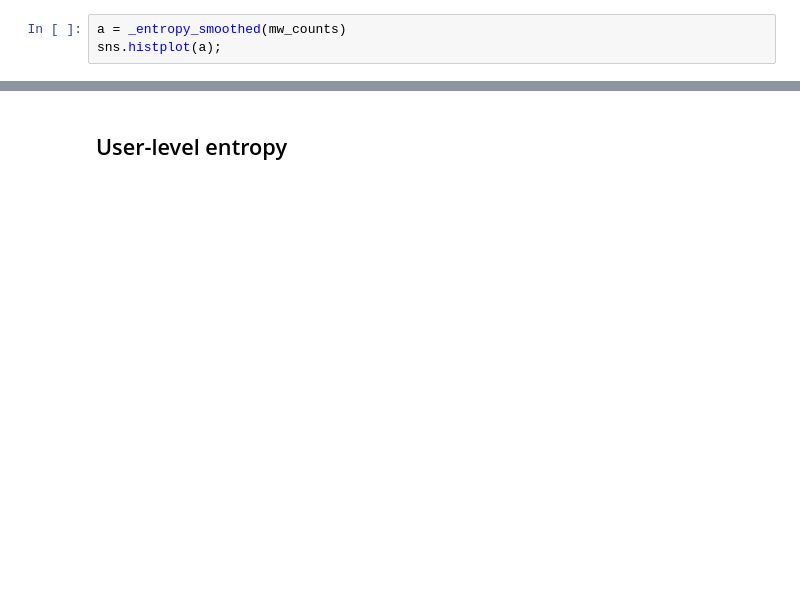
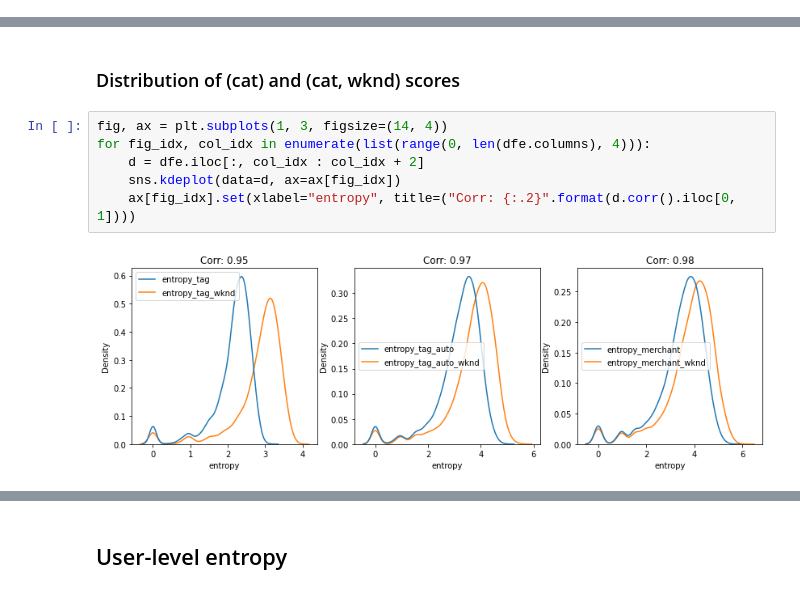
Before and after one commit to fabiangunzinger/entropy, a Jupyter notebook: notebooks/entropy_calculation.ipynb, the cells around one changed output, grey strips where cells are left out. Drawn from its saved outputs; the diff is of its cells as text; blank space fills up the shorter version.

Commit message:
Entorpy exploration
Compare different types of entropy and effect of additive smoothing.

```diff
--- a/notebooks/entropy_calculation.ipynb
+++ b/notebooks/entropy_calculation.ipynb
@@ -54,3 +48,0 @@ Time for read_analysis_data            : 0.40 seconds
-# %%
-a = _entropy_smoothed(mw_counts)
-sns.histplot(a);
@@ -154,0 +140,10 @@ We probably don't want to smooth, but how to deal with near zero cases? Impose u
+# %% [markdown]
+### Distribution of (cat) and (cat, wknd) scores
+# %%
+fig, ax = plt.subplots(1, 3, figsize=(14, 4))
+for fig_idx, col_idx in enumerate(list(range(0, len(dfe.columns), 4))):
+    d = dfe.iloc[:, col_idx : col_idx + 2]
+    sns.kdeplot(data=d, ax=ax[fig_idx])
+    ax[fig_idx].set(xlabel="entropy", title=("Corr: {:.2}".format(d.corr().iloc[0, 1])))
+# %% [output]
+[figure, added]
```
Also changed, not shown: parts of 43 cells of this notebook, 2 other files.
